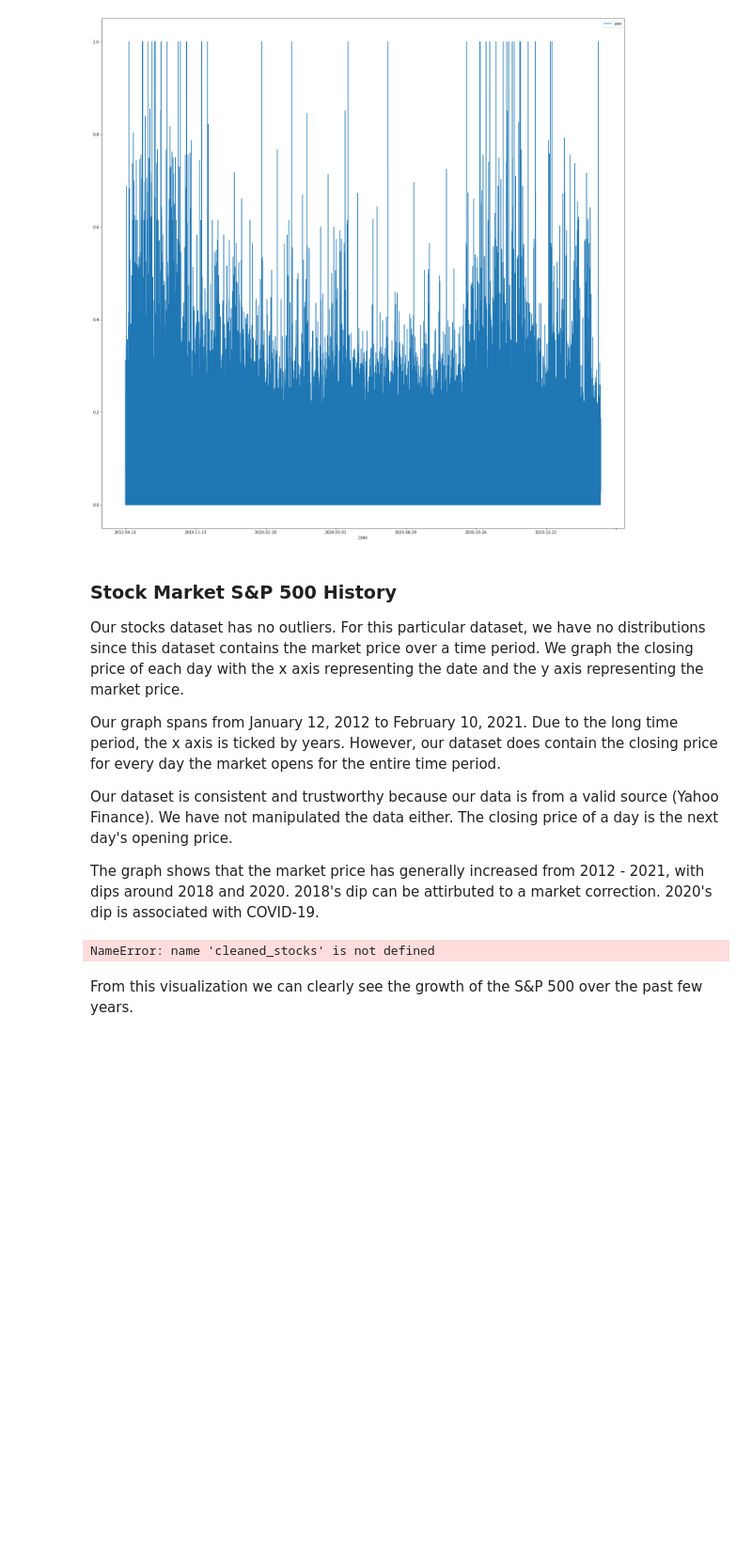
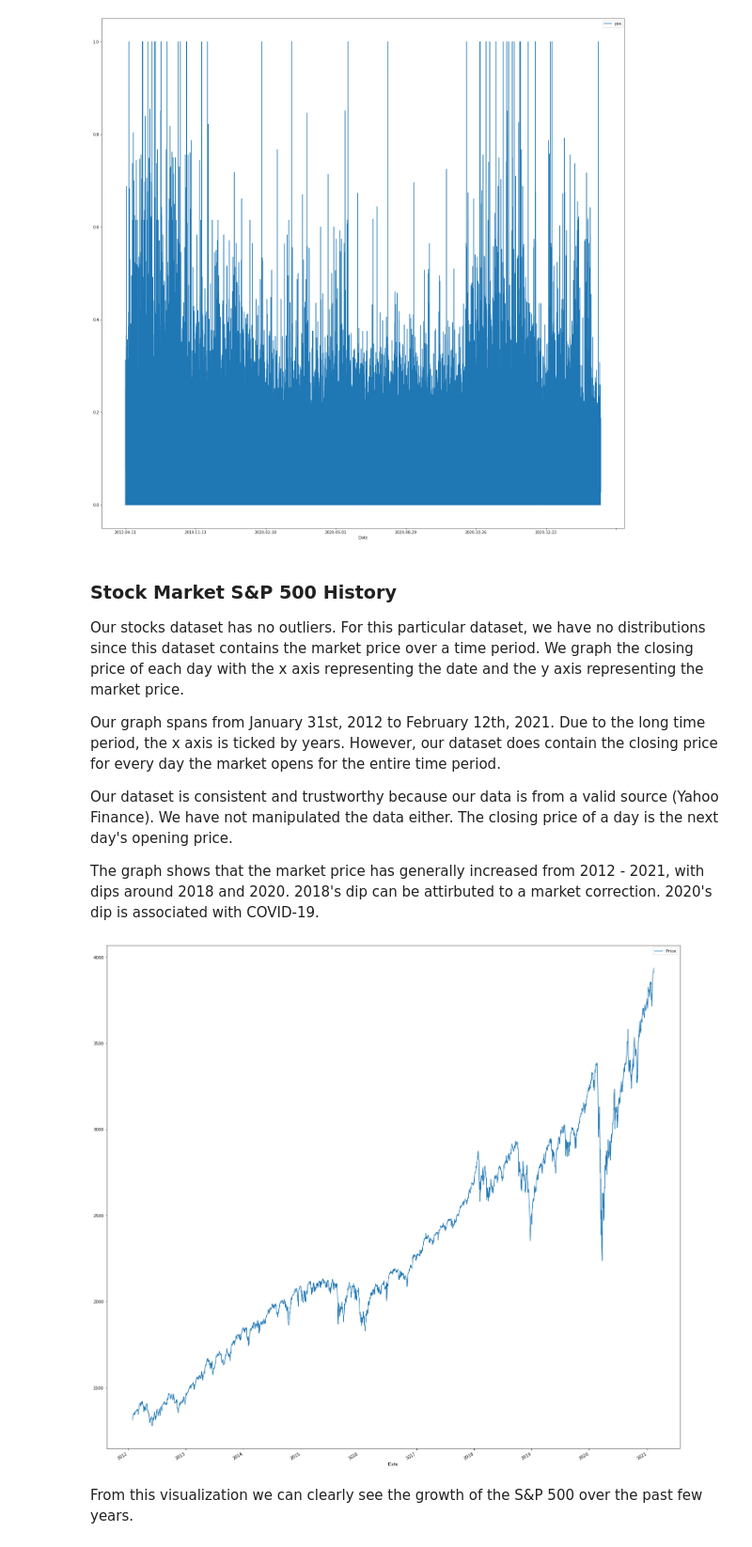
Before and after one commit to sjwfleet/COGS108_Project, a Jupyter notebook: FinalProject_group082.ipynb, the cells around one changed output. Shown: that part at 94% size. Saved outputs shown, nothing was run; the diff lists cells and outputs as text; code cells hidden in the pictures; blank space fills up the shorter version.

```diff
--- a/FinalProject_group082.ipynb
+++ b/FinalProject_group082.ipynb
@@ -587,15 +596,16 @@ plt.rcParams['figure.figsize']=(25,25)
 
 Our stocks dataset has no outliers. For this particular dataset, we have no distributions since this dataset contains the market price over a time period. We graph the closing price of each day with the x axis representing the date and the y axis representing the market price.
 
-Our graph spans from January 12, 2012 to February 10, 2021. Due to the long time period, the x axis is ticked by years. However, our dataset does contain the closing price for every day the market opens for the entire time period.
+Our graph spans from January 31st, 2012 to February 12th, 2021. Due to the long time period, the x axis is ticked by years. However, our dataset does contain the closing price for every day the market opens for the entire time period.
 
 Our dataset is consistent and trustworthy because our data is from a valid source (Yahoo Finance). We have not manipulated the data either. The closing price of a day is the next day's opening price.
 
 The graph shows that the market price has generally increased from 2012 - 2021, with dips around 2018 and 2020. 2018's dip can be attirbuted to a market correction. 2020's dip is associated with COVID-19.
 # %%
 # Plot the date and closing price
-cleaned_stocks.plot(x='Date', y = 'Close')
+ax = cleaned_stocks.plot(x='Date', y = 'Price')
+plt.rcParams['figure.figsize']=(20,20)
 # %% [output]
-NameError: name 'cleaned_stocks' is not defined
+[figure, added]
 # %% [markdown]
 From this visualization we can clearly see the growth of the S&P 500 over the past few years.
```
Also changed, not shown: parts of 20 cells of this notebook, 1 other file.
